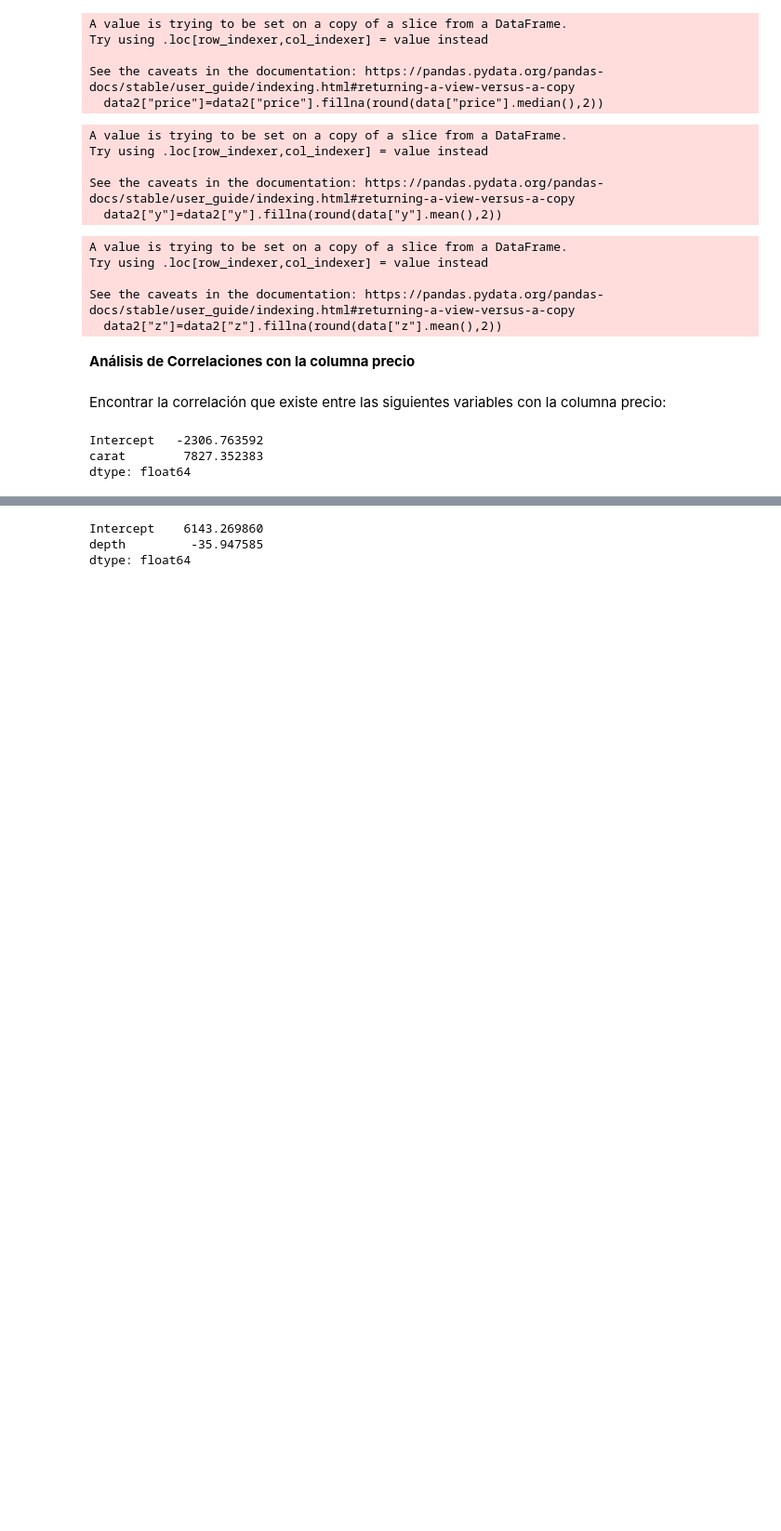
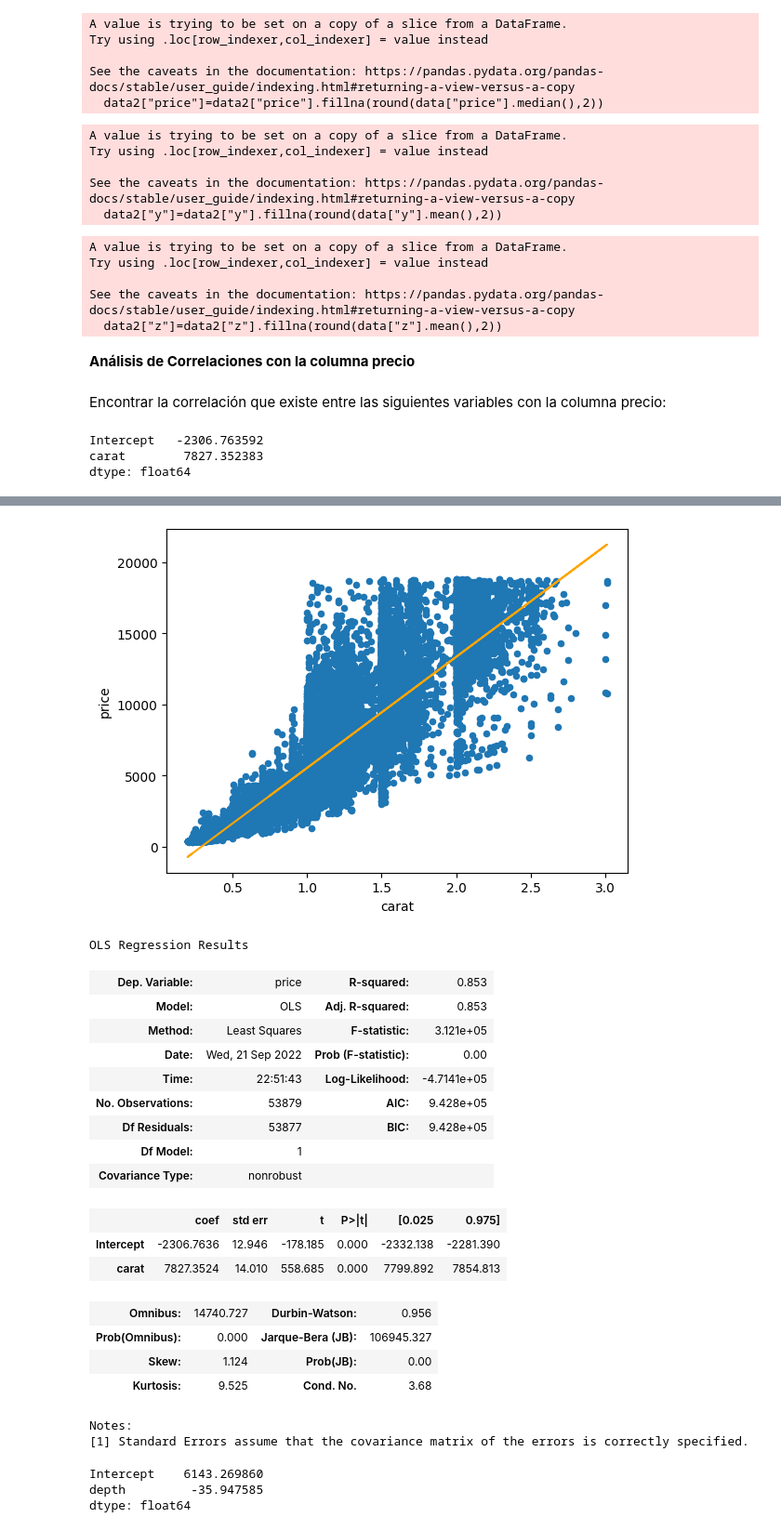
Before and after one commit to rodrigoruizteodoro/Actividad-1, a Jupyter notebook: Actividad1.ipynb, the cells around one changed output, grey strips where cells are left out. Shown at 93% size. Drawn from its saved outputs; the diff is of its cells as text; code cells hidden in the pictures; blank space fills up the shorter version.

```diff
--- a/Actividad1.ipynb
+++ b/Actividad1.ipynb
@@ -373,12 +373,19 @@ data2.to_csv("diamonds_clean.csv")
 **Análisis de Correlaciones con la columna precio**
 # %% [markdown]
 Encontrar la correlación que existe entre las siguientes variables con la columna precio:
+# %%
+data3=data2
 # %%
 #Carat y Precio
 
-model1=smf.ols(formula="price~carat", data=data2).fit()
-model1.params
+model=smf.ols(formula="price~carat", data=data3).fit()
+model.params
 # %% [output]
 Intercept   -2306.763592
 carat        7827.352383
 dtype: float64
+# %%
+#Agregamos la columna de predicción al dataframe
+Form= -2306.763592 + 7827.352383*data3["carat"]
+data3.insert(loc=1, column='Predicciones_1', value=Form)
+data3
@@ -385,3 +406,32 @@ dtype: float64
+# %%
+#Graficamos los valores predecidos y los valores reales
+data3.plot(kind="scatter", x="carat", y="price")
+plt.plot(pd.DataFrame(data3["carat"]), pd.DataFrame(data3["Predicciones_1"]), c='orange')
+plt.show()
+
+#Calculamos el coeficiente de Determinación R cuadrado
+model.summary()
+# %% [output]
+[figure, added]
+OLS Regression Results
+| Dep. Variable: | price | R-squared: | 0.853 |
+| Model: | OLS | Adj. R-squared: | 0.853 |
+| Method: | Least Squares | F-statistic: | 3.121e+05 |
+| Date: | Wed, 21 Sep 2022 | Prob (F-statistic): | 0.00 |
+| Time: | 22:51:43 | Log-Likelihood: | -4.7141e+05 |
+| No. Observations: | 53879 | AIC: | 9.428e+05 |
+| Df Residuals: | 53877 | BIC: | 9.428e+05 |
+| Df Model: | 1 |  |  |
+| Covariance Type: | nonrobust |  |  |
+|  | coef | std err | t | P>|t| | [0.025 | 0.975] |
+| Intercept | -2306.7636 | 12.946 | -178.185 | 0.000 | -2332.138 | -2281.390 |
+| carat | 7827.3524 | 14.010 | 558.685 | 0.000 | 7799.892 | 7854.813 |
+| Omnibus: | 14740.727 | Durbin-Watson: | 0.956 |
+| Prob(Omnibus): | 0.000 | Jarque-Bera (JB): | 106945.327 |
+| Skew: | 1.124 | Prob(JB): | 0.00 |
+| Kurtosis: | 9.525 | Cond. No. | 3.68 |
+Notes:
+[1] Standard Errors assume that the covariance matrix of the errors is correctly specified.
 # %%
 #depth y Precio
 
```
Also changed, not shown: parts of 12 cells of this notebook.
